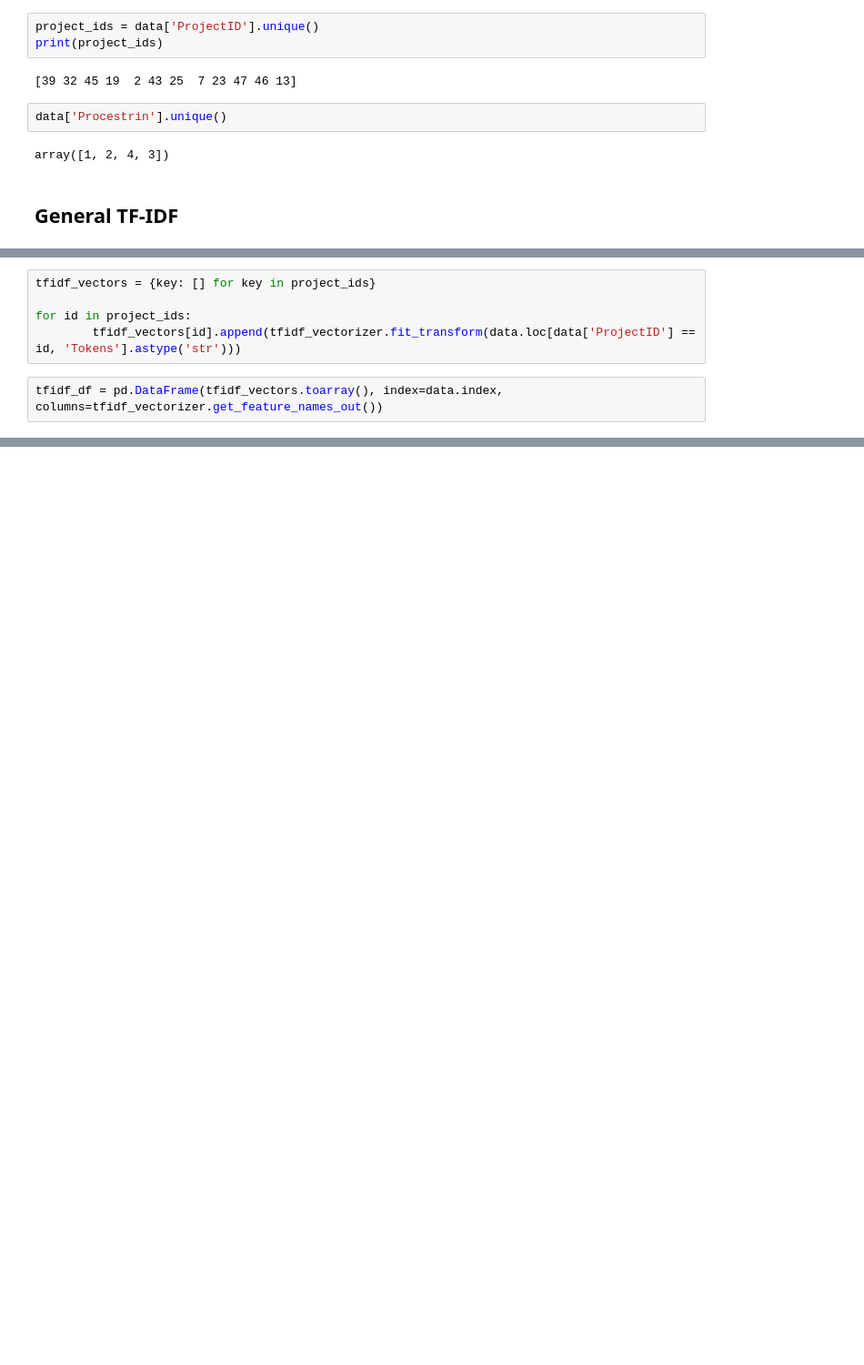
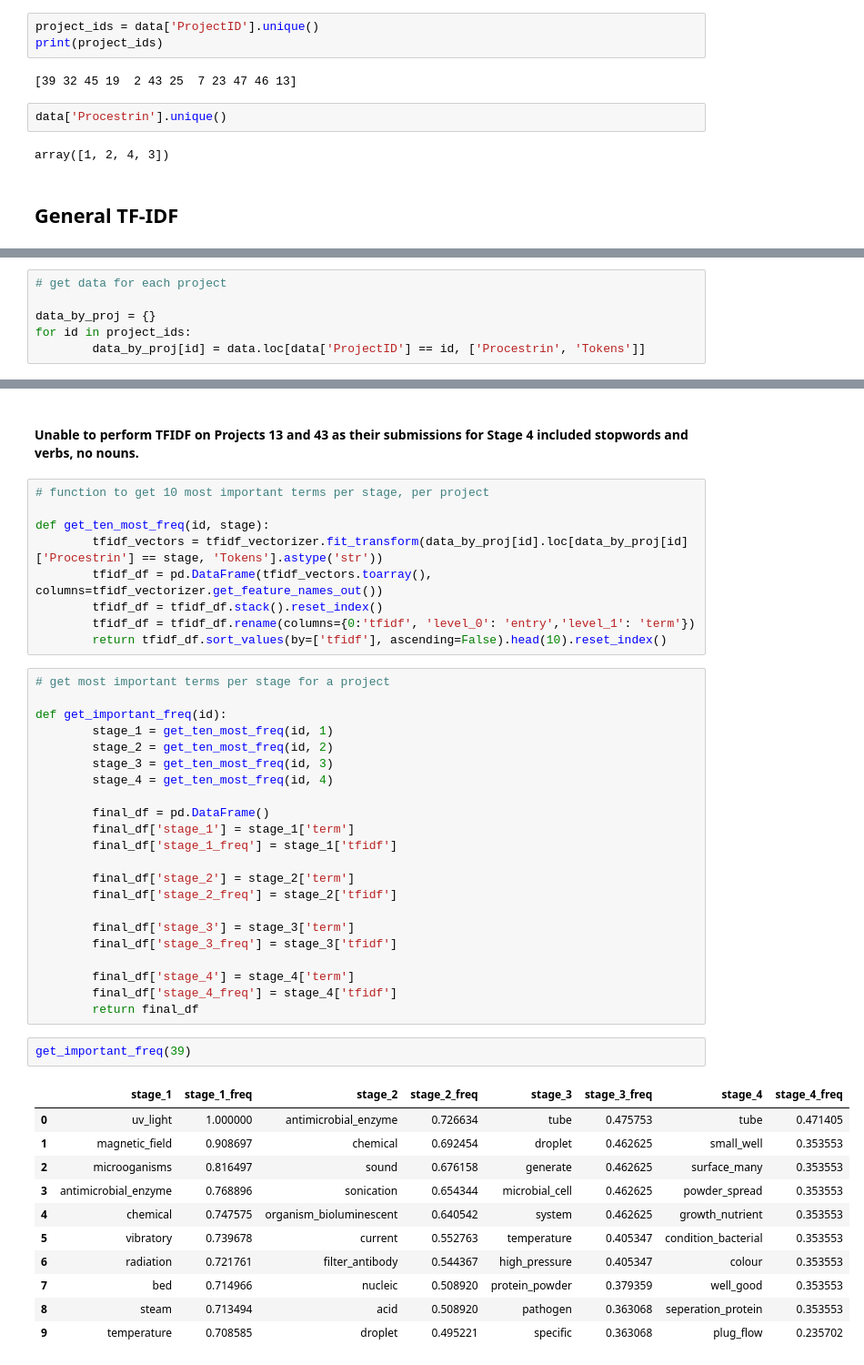
Before and after one commit to shahamana/rosetta-topic-model, a Jupyter notebook: tf_idf.ipynb, the cells around one changed output, grey strips where cells are left out. Shown at 91% size. Saved outputs shown, nothing was run; the diff lists cells and outputs as text; blank space fills up the shorter version.

Commit message:
finish tfidf

```diff
--- a/tf_idf.ipynb
+++ b/tf_idf.ipynb
@@ -93,7 +193,6 @@ tfidf_vectorizer = TfidfVectorizer(input='content', stop_words='english', lowerc
 # %%
-tfidf_vectors = {key: [] for key in project_ids}
+# get data for each project
 
+data_by_proj = {}
 for id in project_ids:
-        tfidf_vectors[id].append(tfidf_vectorizer.fit_transform(data.loc[data['ProjectID'] == id, 'Tokens'].astype('str')))
+        data_by_proj[id] = data.loc[data['ProjectID'] == id, ['Procestrin', 'Tokens']]
-# %%
-tfidf_df = pd.DataFrame(tfidf_vectors.toarray(), index=data.index, columns=tfidf_vectorizer.get_feature_names_out())
@@ -115,0 +231,47 @@ display(tfidf_df)
+# %% [markdown]
+#### Unable to perform TFIDF on Projects 13 and 43 as their submissions for Stage 4 included stopwords and verbs, no nouns.
+# %%
+# function to get 10 most important terms per stage, per project
+
+def get_ten_most_freq(id, stage):
+        tfidf_vectors = tfidf_vectorizer.fit_transform(data_by_proj[id].loc[data_by_proj[id]['Procestrin'] == stage, 'Tokens'].astype('str'))
+        tfidf_df = pd.DataFrame(tfidf_vectors.toarray(), columns=tfidf_vectorizer.get_feature_names_out())
+        tfidf_df = tfidf_df.stack().reset_index()
+        tfidf_df = tfidf_df.rename(columns={0:'tfidf', 'level_0': 'entry','level_1': 'term'})
+        return tfidf_df.sort_values(by=['tfidf'], ascending=False).head(10).reset_index()
+# %%
+# get most important terms per stage for a project
+
+def get_important_freq(id):
+        stage_1 = get_ten_most_freq(id, 1)
+        stage_2 = get_ten_most_freq(id, 2)
+        stage_3 = get_ten_most_freq(id, 3)
+        stage_4 = get_ten_most_freq(id, 4)
+
+        final_df = pd.DataFrame()
+        final_df['stage_1'] = stage_1['term']
+        final_df['stage_1_freq'] = stage_1['tfidf']
+
+        final_df['stage_2'] = stage_2['term']
+        final_df['stage_2_freq'] = stage_2['tfidf']
+
+        final_df['stage_3'] = stage_3['term']
+        final_df['stage_3_freq'] = stage_3['tfidf']
+
+        final_df['stage_4'] = stage_4['term']
+        final_df['stage_4_freq'] = stage_4['tfidf']
+        return final_df
+# %%
+get_important_freq(39)
+# %% [output]
+|  | stage_1 | stage_1_freq | stage_2 | stage_2_freq | stage_3 | stage_3_freq | stage_4 | stage_4_freq |
+| 0 | uv_light | 1.000000 | antimicrobial_enzyme | 0.726634 | tube | 0.475753 | tube | 0.471405 |
+| 1 | magnetic_field | 0.908697 | chemical | 0.692454 | droplet | 0.462625 | small_well | 0.353553 |
+| 2 | microoganisms | 0.816497 | sound | 0.676158 | generate | 0.462625 | surface_many | 0.353553 |
+| 3 | antimicrobial_enzyme | 0.768896 | sonication | 0.654344 | microbial_cell | 0.462625 | powder_spread | 0.353553 |
+| 4 | chemical | 0.747575 | organism_bioluminescent | 0.640542 | system | 0.462625 | growth_nutrient | 0.353553 |
+| 5 | vibratory | 0.739678 | current | 0.552763 | temperature | 0.405347 | condition_bacterial | 0.353553 |
+| 6 | radiation | 0.721761 | filter_antibody | 0.544367 | high_pressure | 0.405347 | colour | 0.353553 |
+| 7 | bed | 0.714966 | nucleic | 0.508920 | protein_powder | 0.379359 | well_good | 0.353553 |
+| 8 | steam | 0.713494 | acid | 0.508920 | pathogen | 0.363068 | seperation_protein | 0.353553 |
+| 9 | temperature | 0.708585 | droplet | 0.495221 | specific | 0.363068 | plug_flow | 0.235702 |
```
Also changed, not shown: parts of 20 cells of this notebook.
